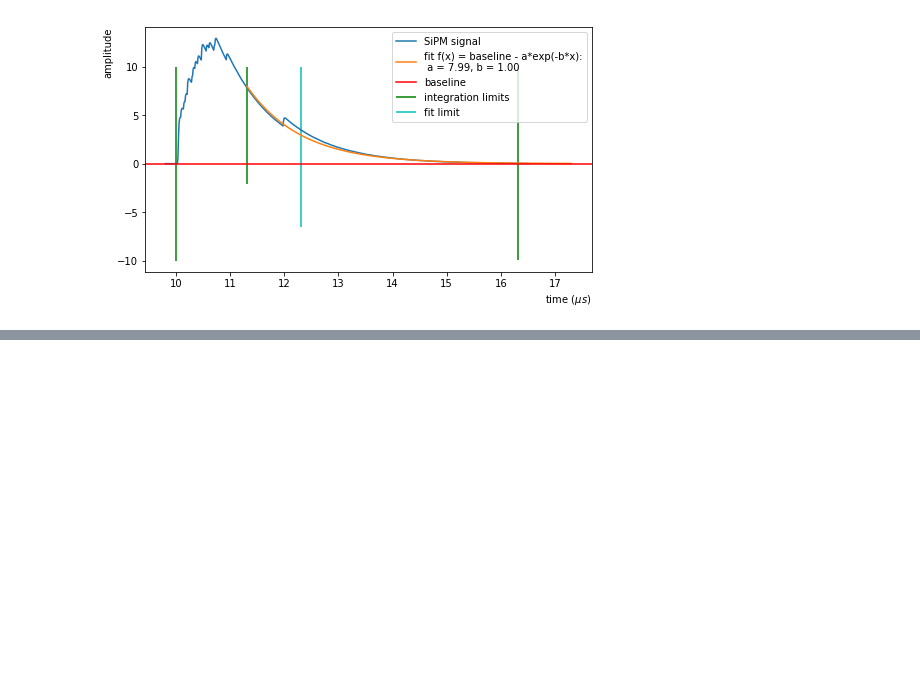
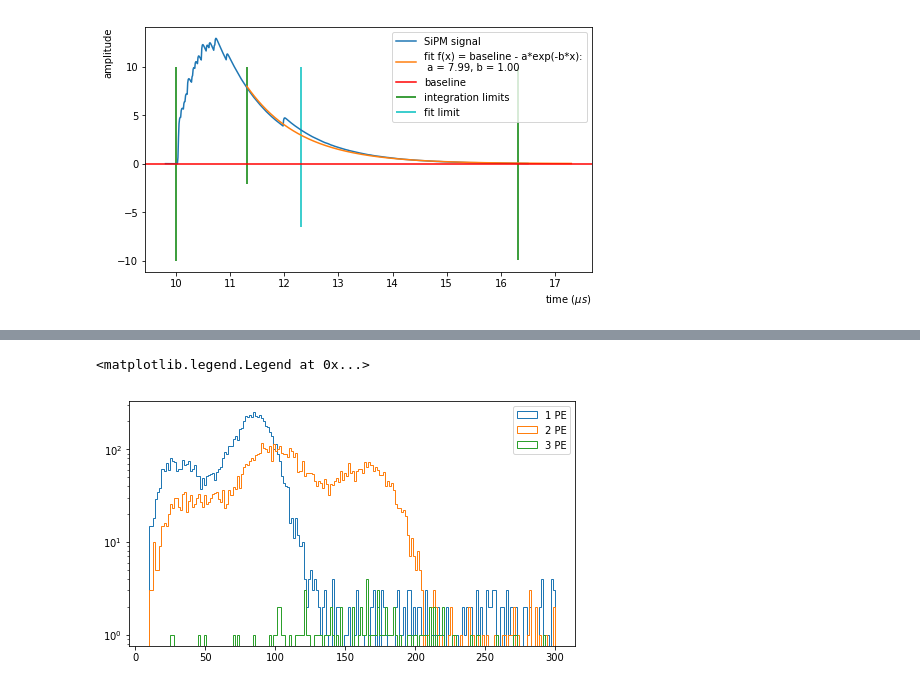
Before and after one commit to valerioda/abalone, a Jupyter notebook: simulation_analysis/integrate_waveforms.ipynb, the cells around one changed output, grey strips where cells are left out. Saved outputs shown, nothing was run; the diff lists cells and outputs as text; code cells hidden in the pictures; blank space fills up the shorter version.

```diff
--- a/simulation_analysis/integrate_waveforms.ipynb
+++ b/simulation_analysis/integrate_waveforms.ipynb
@@ -221,0 +120,13 @@ a = plt.hist(integrals,bins=200,range=(10,150))
+# %%
+plt.figure(figsize=(8,4.5))
+integrals = np.load(f'integrals/integrals_PE1_angle0.npy')
+integrals2 = np.load(f'integrals/integrals_PE2_angle0.npy')
+integrals3 = np.load(f'integrals/integrals_PE3_angle0.npy')
+a = plt.hist(integrals,bins=200,range=(10,300),histtype='step',label='1 PE')
+a = plt.hist(integrals2,bins=200,range=(10,300),histtype='step',label='2 PE')
+a = plt.hist(integrals3,bins=200,range=(10,300),histtype='step',label='3 PE')
+plt.yscale('log')
+plt.legend()
+# %% [output]
+<matplotlib.legend.Legend at 0x...>
+[figure, added]
```
Also changed, not shown: parts of 15 cells of this notebook, 5 other files.
